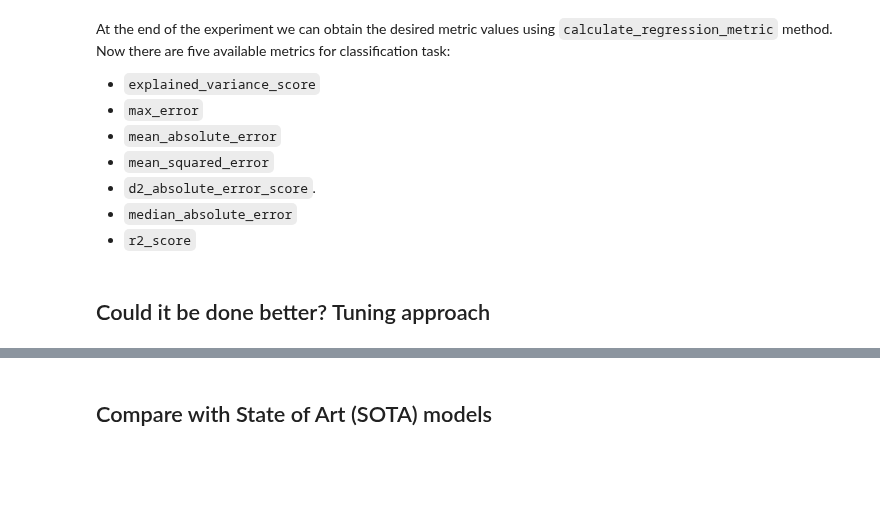
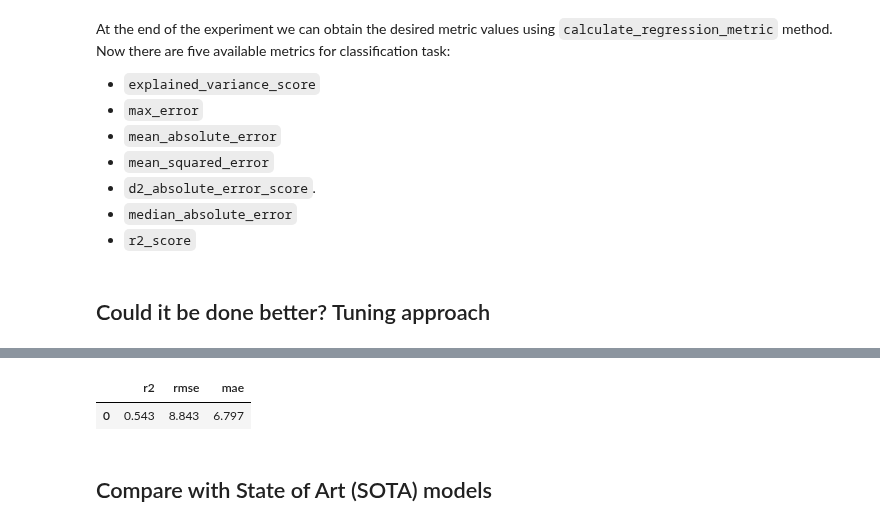
Before and after one commit to aimclub/Fedot.Industrial, a Jupyter notebook: examples/real_world_examples/industrial_examples/enviroment_monitoring/ts_regression/air_quality_madrid.ipynb, the cells around one changed output, grey strips where cells are left out. Saved outputs shown, nothing was run; the diff lists cells and outputs as text; code cells hidden in the pictures; blank space fills up the shorter version.

```diff
--- a/examples/real_world_examples/industrial_examples/enviroment_monitoring/ts_regression/air_quality_madrid.ipynb
+++ b/examples/real_world_examples/industrial_examples/enviroment_monitoring/ts_regression/air_quality_madrid.ipynb
@@ -90,0 +111,10 @@ df_automl.sort_values('root_mean_squared_error:')
+# %%
+from fedot_ind.core.architecture.pipelines.abstract_pipeline import ApiTemplate
+
+INITIAL_ASSUMPTION = {0: ['quantile_extractor', 'treg']}
+
+dataset_dict = dict(train_data=train_data, test_data=test_data)
+finetuned_result_dict = ApiTemplate(api_config=API_CONFIG,
+                                    metric_list=METRIC_NAMES).eval(dataset=dataset_dict,
+                                                                   initial_assumption=INITIAL_ASSUMPTION,
+                                                                   finetune=True)
@@ -91,3 +185,8 @@ df_automl.sort_values('root_mean_squared_error:')
+# %%
+finetuned_result_dict['metrics']
+# %% [output]
+|  | r2 | rmse | mae |
+| 0 | 0.543 | 8.843 | 6.797 |
 # %% [markdown]
 ## Compare with State of Art (SOTA) models
 # %%
```
Also changed, not shown: parts of 26 cells of this notebook.
